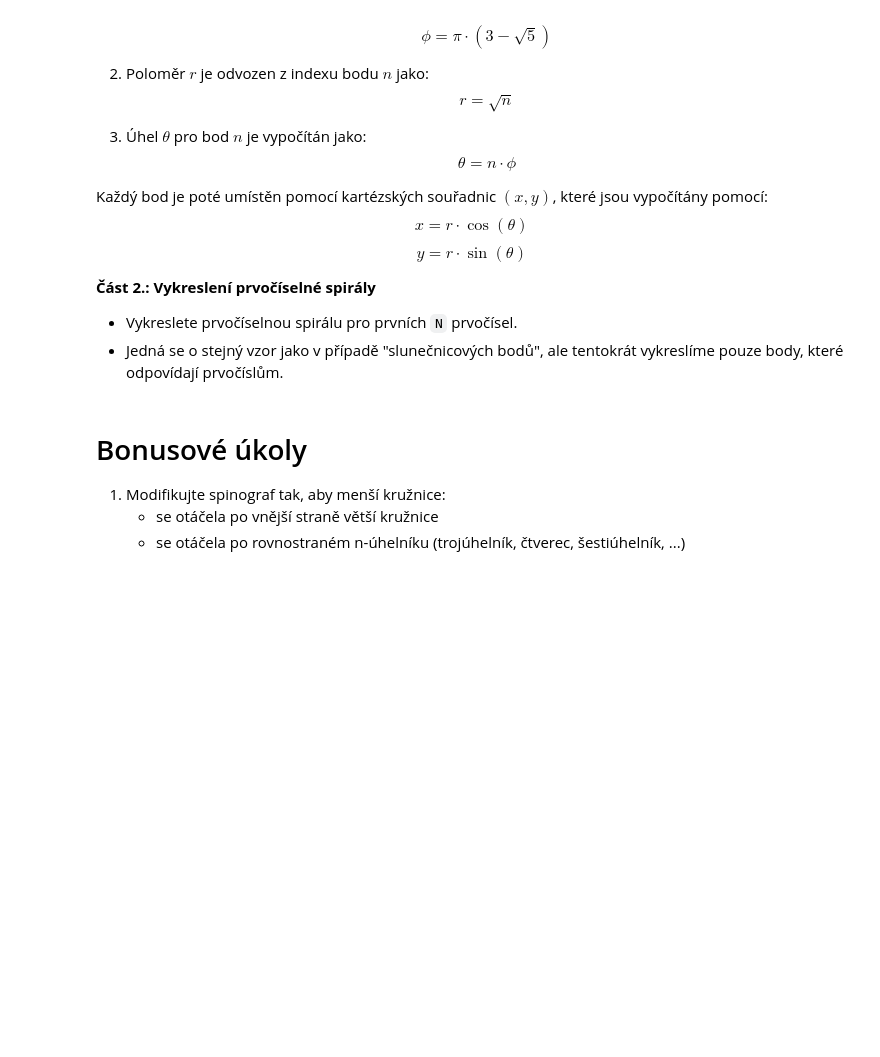
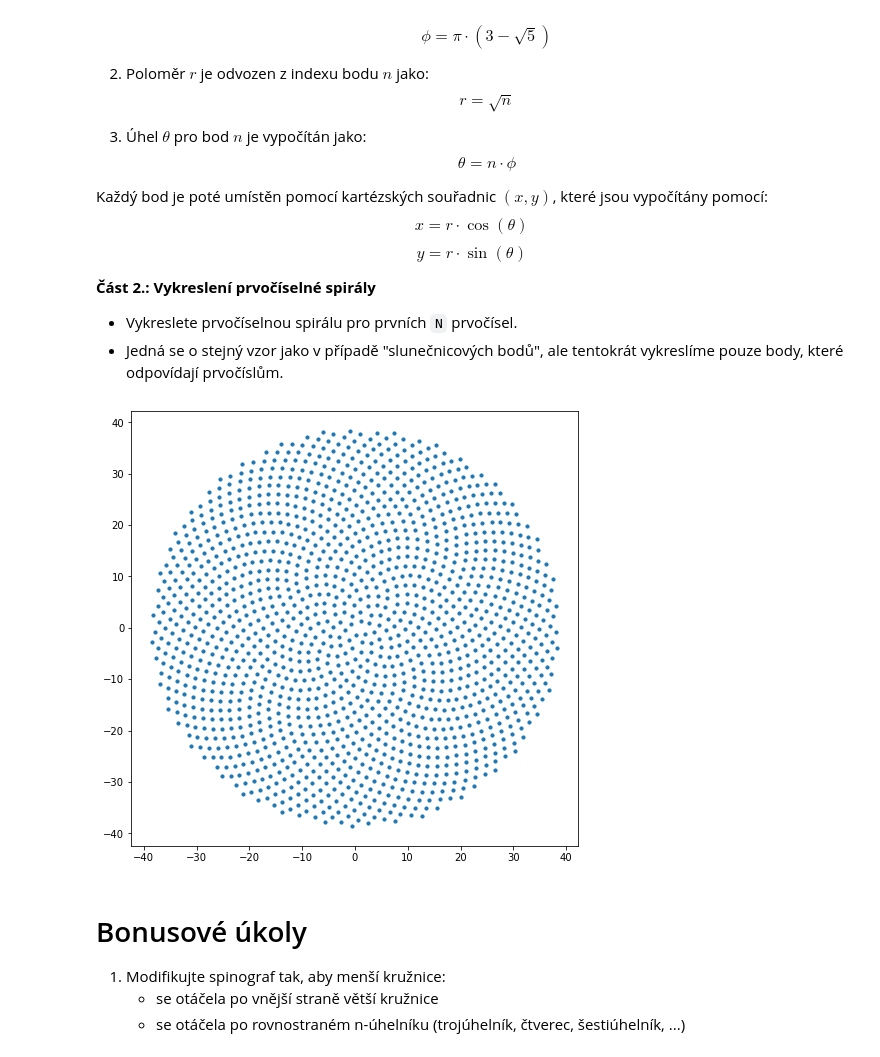
Before and after one commit to TAB0048/vvp-DU, a Jupyter notebook: DU4/DU4.ipynb, the cells around one changed output. Drawn from its saved outputs; the diff is of its cells as text; code cells hidden in the pictures; blank space fills up the shorter version.

Commit message:
Sunflower points in progress

```diff
--- a/DU4/DU4.ipynb
+++ b/DU4/DU4.ipynb
@@ -137,3 +135,20 @@ $$
+# %%
+def sunflower_points(n):
+    N = np.arange(1, n + 1)
+    ϕ = np.pi * (3 - np.sqrt(5))
+    r = np.sqrt(N)
+    θ = N * ϕ
+
+    x = r * np.cos(θ)
+    y = r * np.sin(θ)
+
+    fig = plt.figure(figsize=(8, 8))
+    plt.scatter(x, y, s=10)
+    plt.show()
+
+sunflower_points(1500)
+# %% [output]
+[figure, added]
 # %% [markdown]
 # Bonusové úkoly
 1. Modifikujte spinograf tak, aby menší kružnice:
```
Also changed, not shown: parts of 1 cell of this notebook.
